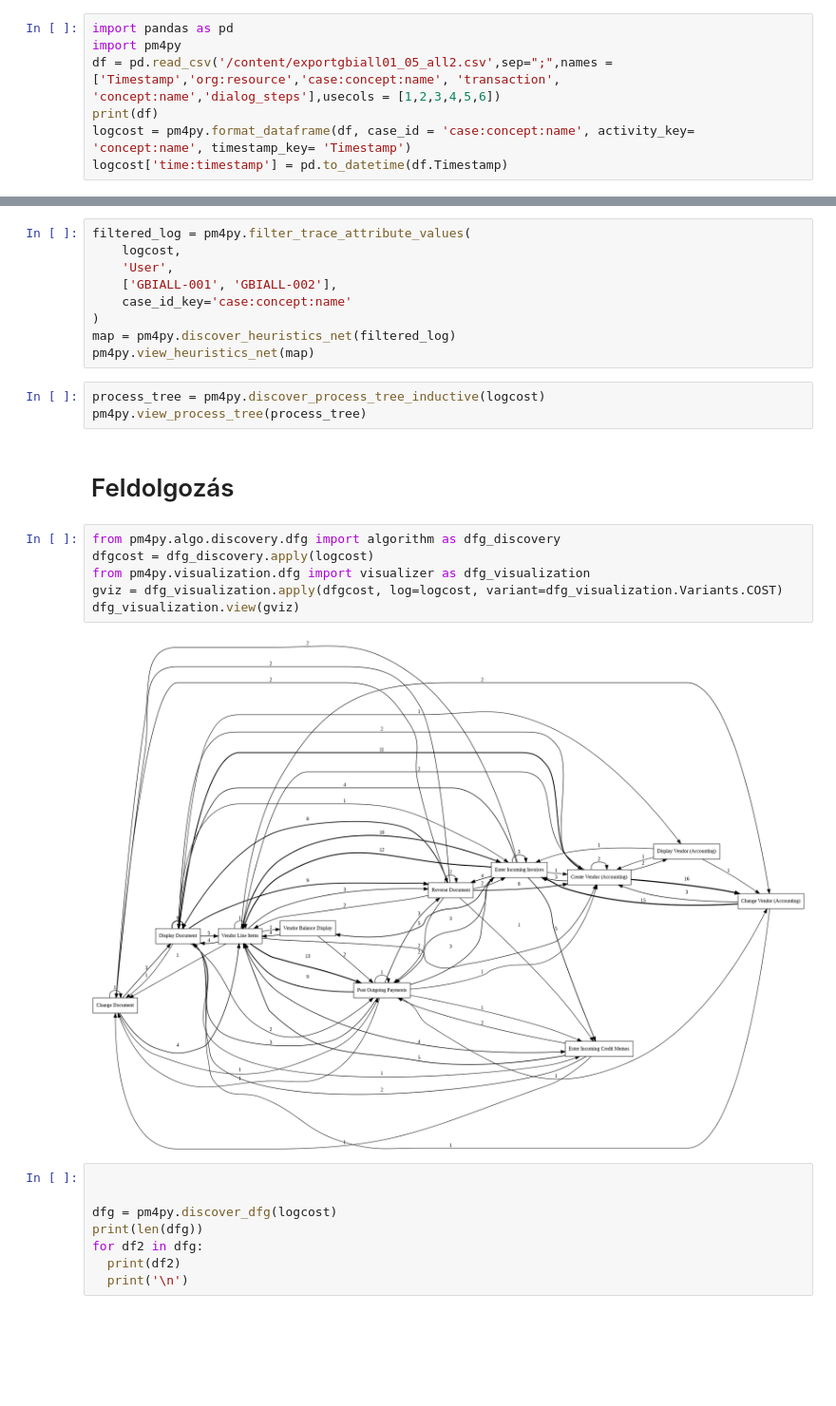
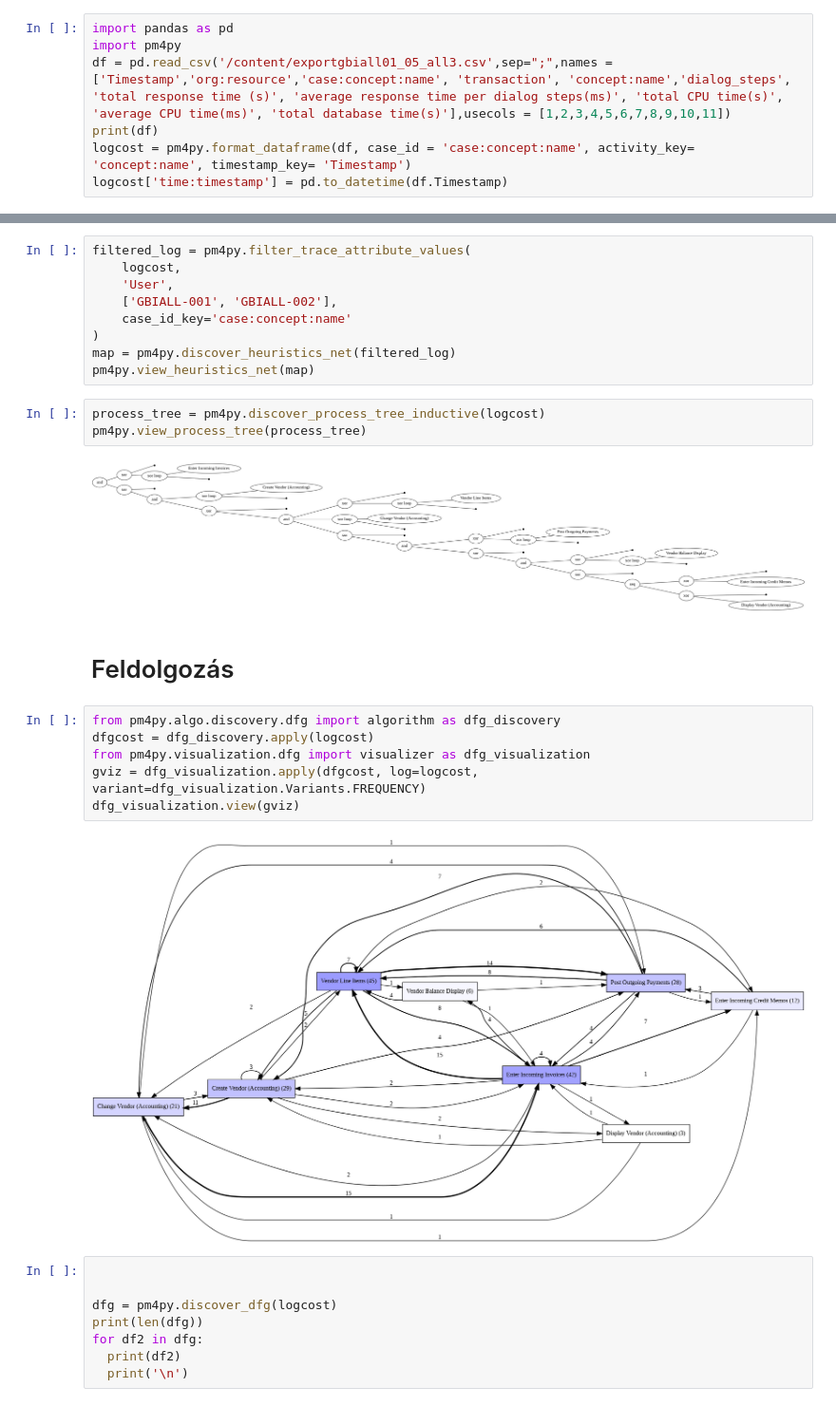
Before and after one commit to szabild/procmin2, a Jupyter notebook: procmin0314.ipynb, the cells around one changed output, grey strips where cells are left out. Shown at 95% size. Saved outputs shown, nothing was run; the diff lists cells and outputs as text; blank space fills up the shorter version.

```diff
--- a/procmin0314.ipynb
+++ b/procmin0314.ipynb
@@ -38,7 +38,7 @@ Requirement already satisfied: six>=1.5 in /usr/local/lib/python3.11/dist-packag
 # %%
 import pandas as pd
 import pm4py
-df = pd.read_csv('/content/exportgbiall01_05_all2.csv',sep=";",names = ['Timestamp','org:resource','case:concept:name', 'transaction', 'concept:name','dialog_steps'],usecols = [1,2,3,4,5,6])
+df = pd.read_csv('/content/exportgbiall01_05_all3.csv',sep=";",names = ['Timestamp','org:resource','case:concept:name', 'transaction', 'concept:name','dialog_steps', 'total response time (s)', 'average response time per dialog steps(ms)', 'total CPU time(s)', 'average CPU time(ms)', 'total database time(s)'],usecols = [1,2,3,4,5,6,7,8,9,10,11])
 print(df)
 logcost = pm4py.format_dataframe(df, case_id = 'case:concept:name', activity_key= 'concept:name', timestamp_key= 'Timestamp')
 logcost['time:timestamp'] = pd.to_datetime(df.Timestamp)
@@ -130,16 +128,18 @@ pm4py.view_heuristics_net(map)
 # %%
 process_tree = pm4py.discover_process_tree_inductive(logcost)
 pm4py.view_process_tree(process_tree)
+# %% [output]
+[figure, added]
 # %% [markdown]
 # Feldolgozás
 # %%
 from pm4py.algo.discovery.dfg import algorithm as dfg_discovery
 dfgcost = dfg_discovery.apply(logcost)
 from pm4py.visualization.dfg import visualizer as dfg_visualization
-gviz = dfg_visualization.apply(dfgcost, log=logcost, variant=dfg_visualization.Variants.COST)
+gviz = dfg_visualization.apply(dfgcost, log=logcost, variant=dfg_visualization.Variants.FREQUENCY)
 dfg_visualization.view(gviz)
 # %% [output]
-[figure, old version]
+[figure, new version]
 # %%
 
 
```
Also changed, not shown: parts of 6 cells of this notebook.
